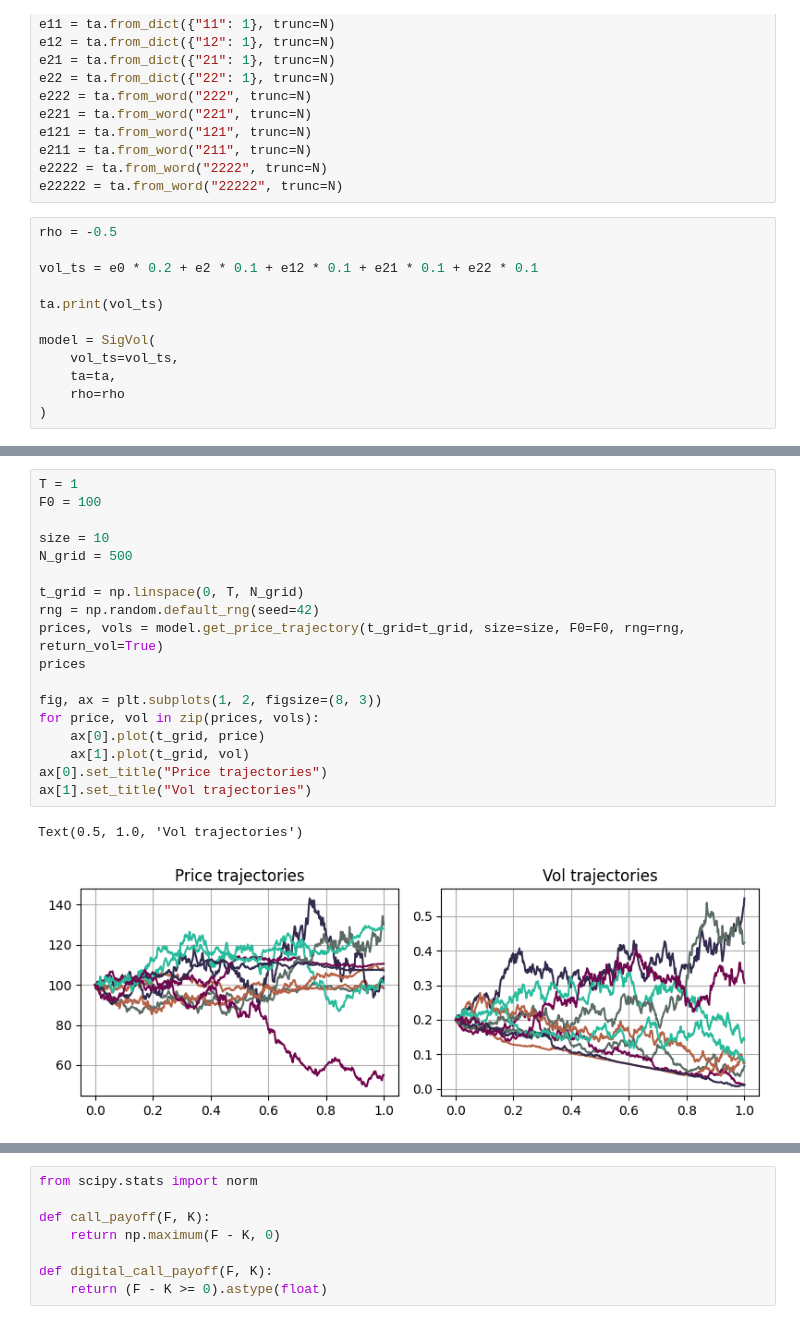
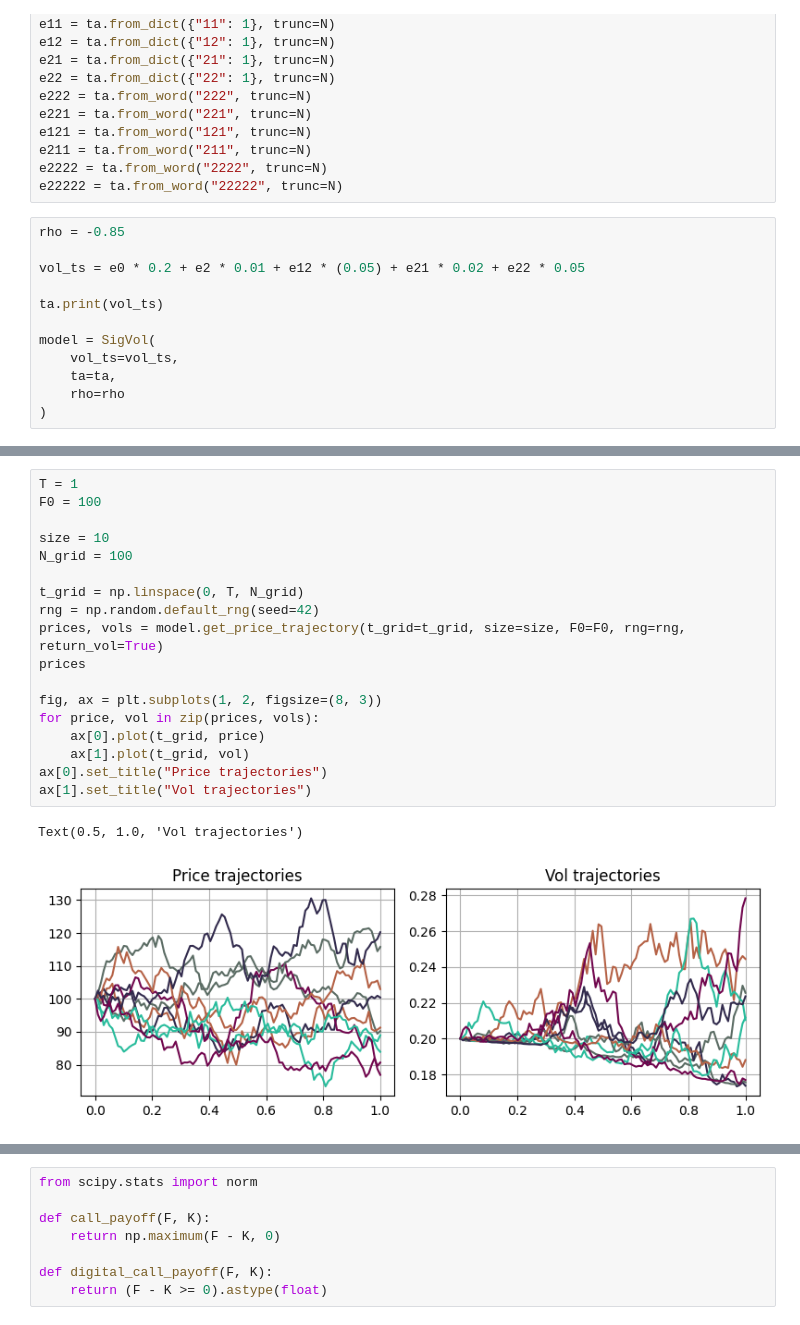
Before and after one commit to MrG1raffe/signature, a Jupyter notebook: notebooks/SigMalliavin.ipynb, the cells around one changed output, grey strips where cells are left out. Drawn from its saved outputs; the diff is of its cells as text.

```diff
--- a/notebooks/SigMalliavin.ipynb
+++ b/notebooks/SigMalliavin.ipynb
@@ -51,9 +51,9 @@ e211 = ta.from_word("211", trunc=N)
 e2222 = ta.from_word("2222", trunc=N)
 e22222 = ta.from_word("22222", trunc=N)
 # %%
-rho = -0.5
+rho = -0.85
 
-vol_ts = e0 * 0.2 + e2 * 0.1 + e12 * 0.1 + e21 * 0.1 + e22 * 0.1
+vol_ts = e0 * 0.2 + e2 * 0.01 + e12 * (0.05) + e21 * 0.02 + e22 * 0.05
 
 ta.print(vol_ts)
 
@@ -80,24 +80,24 @@ model = SigVol(
 # %%
 T = 1
 F0 = 100
 
 size = 10
-N_grid = 500
+N_grid = 100
 
 t_grid = np.linspace(0, T, N_grid)
 rng = np.random.default_rng(seed=42)
 prices, vols = model.get_price_trajectory(t_grid=t_grid, size=size, F0=F0, rng=rng, return_vol=True)
 prices
 
 fig, ax = plt.subplots(1, 2, figsize=(8, 3))
 for price, vol in zip(prices, vols):
     ax[0].plot(t_grid, price)
     ax[1].plot(t_grid, vol)
 ax[0].set_title("Price trajectories")
 ax[1].set_title("Vol trajectories")
 # %% [output]
 Text(0.5, 1.0, 'Vol trajectories')
-[figure, old version]
+[figure, new version]
 # %%
 %%time
 size = 10**4
```
Also changed, not shown: parts of 58 cells of this notebook.
